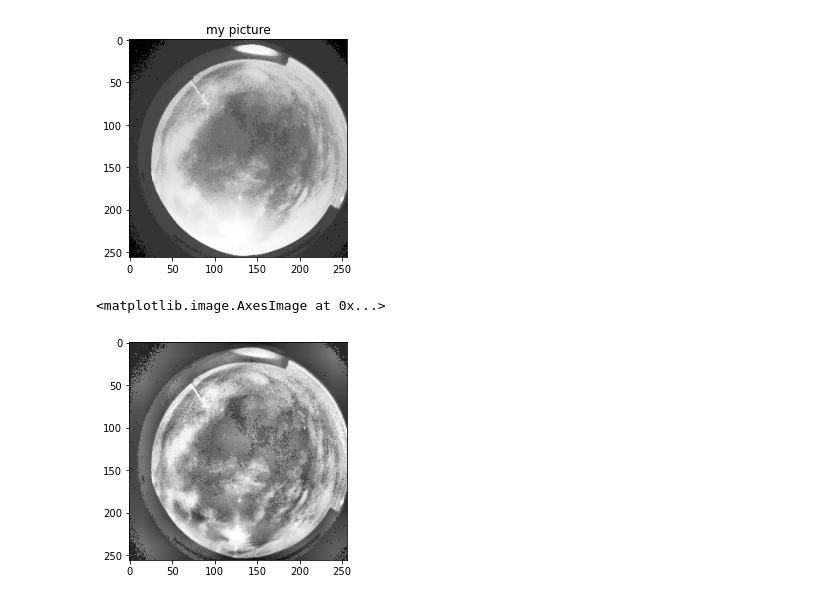
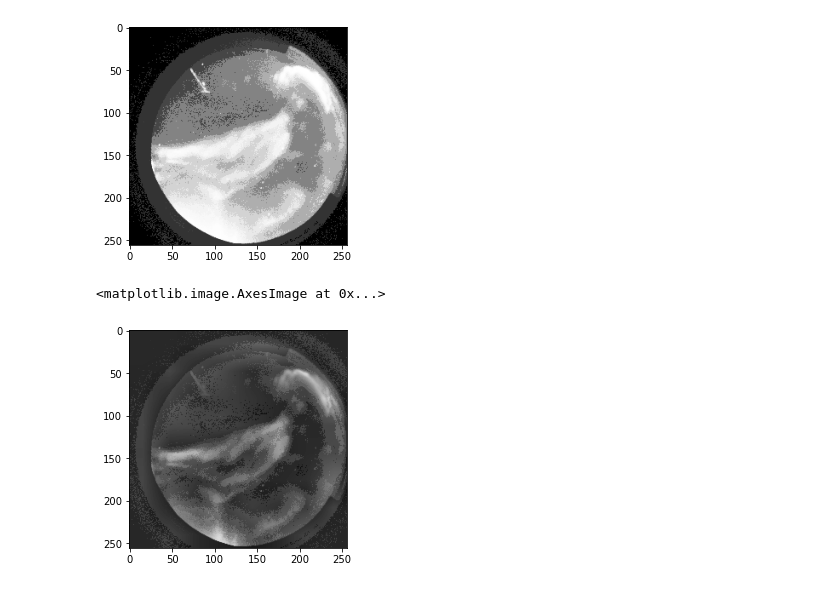
Before and after one commit to GarryGao00/themis_video_generator, a Jupyter notebook: image_enhancement_test.ipynb, the cells around one changed output. Cells and saved outputs as stored; diff of their text form; code cells hidden in the pictures.

Commit message:
code cleaning and clahe updated

```diff
--- a/image_enhancement_test.ipynb
+++ b/image_enhancement_test.ipynb
@@ -5,5 +6,5 @@ import matplotlib.pyplot as plt
 # %%
-image_path = '/Volumes/Garrys_T7/themis_video_generator/rank20200104000000.pgm'
+image_path = '/Volumes/Garrys_T7/rtroyer-useful-functions/image/rank/tmp/2020-01-04/decompressed/rank20200104074248.pgm'
 img= cv2.imread(image_path, 0)
 plt.imshow(img, cmap='gray', vmin=0, vmax=255)
 plt.show()
@@ -12,16 +12,0 @@ plt.show()
-# %%
-def _relu(image_path, low = 0, pivot=0.02, ratio=1.7):
-    image = cv2.imread(image_path, 0)
-
-    # process the data in relu
-    def _relu_help(data, pivot=pivot, low=low, ratio=ratio):
-        return numpy.maximum(data+low, ratio*(data-pivot)+low)
-
-    image = _relu_help(image)
-    image = image.clip(low, 255).astype(numpy.uint8)
-
-    return image
-
-img = _relu(image_path)
-plt.imshow(img, cmap='gray', vmin=0, vmax=255)
-plt.show()
@@ -30,8 +12,0 @@ plt.show()
-# %%
-def _eqhist(img):
-    img = cv2.equalizeHist(img) # equalize histogram
-    return img
-
-img = _eqhist(img)
-plt.imshow(img)
-plt.show()
@@ -95,13 +66,17 @@ plt.plot(hist)
 # %%
-plt.imshow(gray_img_eqhist, cmap='gray', vmin=0, vmax=255)
-plt.title('my picture')
+def _eqhist(img):
+    img = cv2.equalizeHist(img) # equalize histogram
+    return img
+
+eqhist_img = _eqhist(img)
+plt.imshow(eqhist_img, cmap='gray', vmin=0, vmax=255)
 plt.show()
 # %% [output]
-[figure, old version]
+[figure, new version]
 # %%
-clahe=cv2.createCLAHE(clipLimit=40)
-gray_img_clahe=clahe.apply(gray_img_eqhist)
-plt.imshow(gray_img_clahe, cmap='gray', vmin=0, vmax=255)
+clahe=cv2.createCLAHE(clipLimit=30)
+clahe_img=clahe.apply(img)
+plt.imshow(clahe_img, cmap='gray', vmin=0, vmax=255)
 # %% [output]
 <matplotlib.image.AxesImage at 0x...>
-[figure, old version]
+[figure, new version]
```
Also changed, not shown: parts of 13 cells of this notebook, 1 other file.
